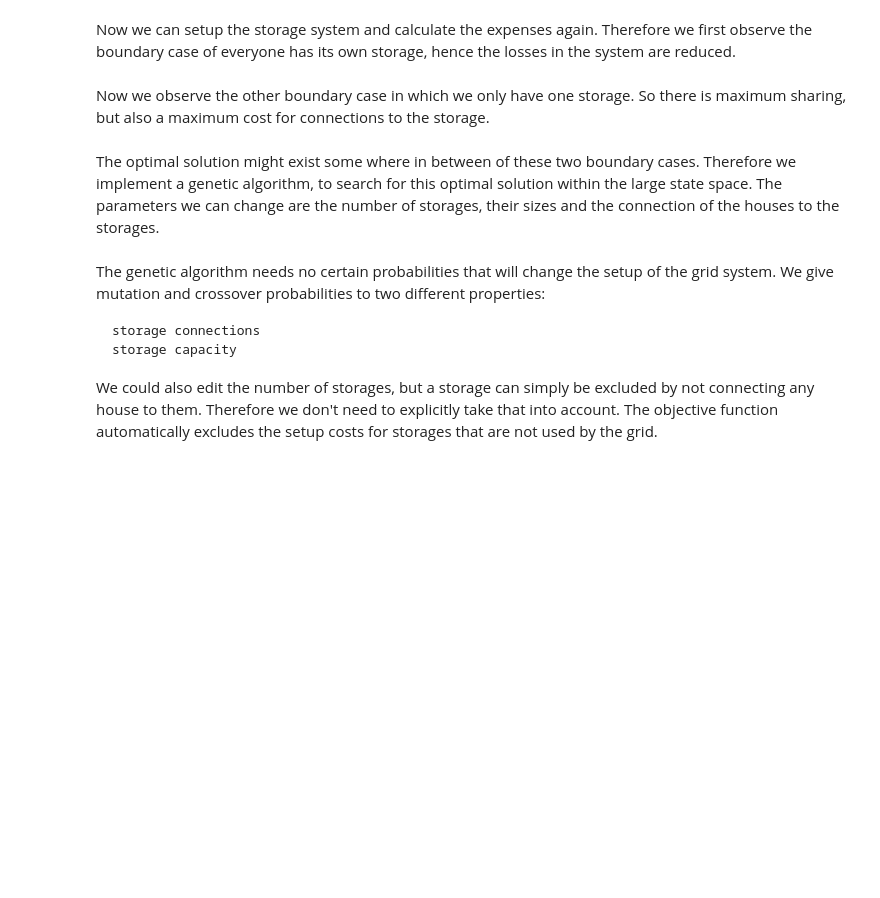
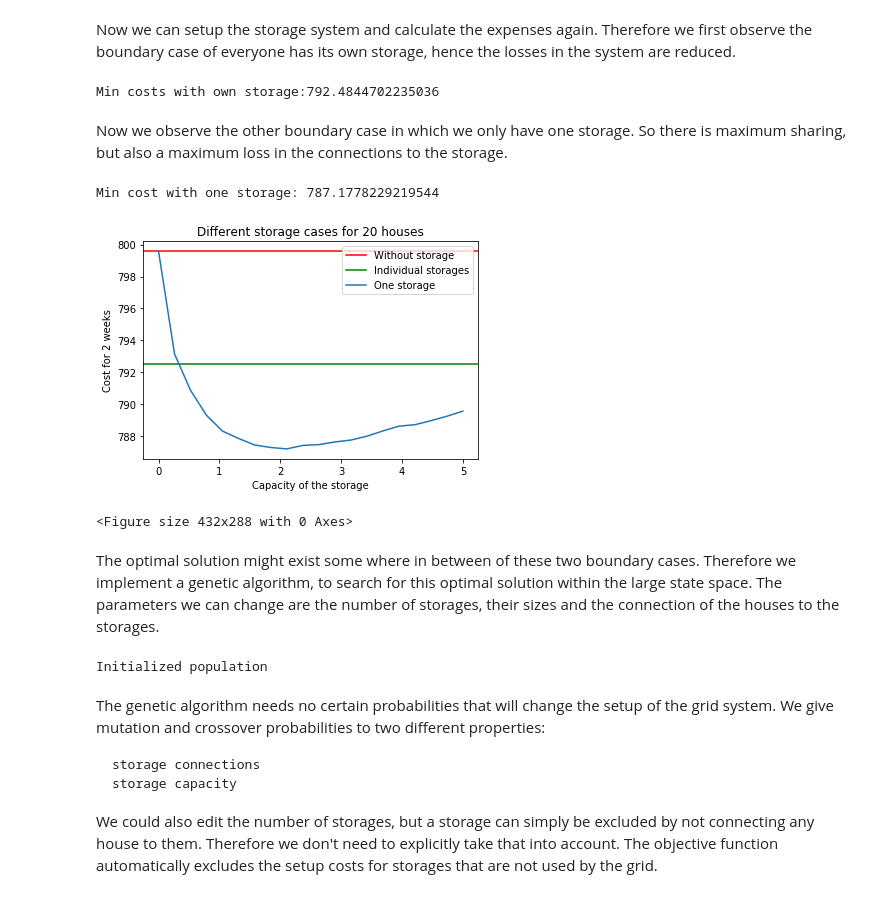
Before and after one commit to christian512/powergrid_neighbors, a Jupyter notebook: strategy2_storage_optimization.ipynb, the cells around one changed output. Cells and saved outputs as stored; diff of their text form; code cells hidden in the pictures; blank space fills up the shorter version.

Commit message:
report plots

```diff
--- a/strategy2_storage_optimization.ipynb
+++ b/strategy2_storage_optimization.ipynb
@@ -93,27 +75,73 @@ plt.show()
+# %%
+# Capacities to simulate
+caps = np.linspace(0,5,20,dtype=float)
+min_cost_all_storages = 0
+opt_caps = np.zeros(data_cons.shape[1]) #optimal capacities for each house
+for i in range(data_cons.shape[1]):
+    g_single = Grid(num_houses=1,num_storages=1,max_capacity=0,num_pvtypes=1,pv_peakpower=0)
+    g_single.set_costs(cost_storage_kwh=14*storage_cost_per_kWh_per_day,loss_per_unit=loss_per_unit)
+    g_single.change_pvtype(num_house=0,pv_type=0)
+    g_single.change_storage_connection(num_house=0,storage_connection=0)
+    costs = np.array([])
+    for cap in caps:
+        g_single.change_storages(num_storages=1,max_capacity=cap)
+        costs = np.append(costs,objective_function(g_single.simulate(data_cons[:,i],data_prod[:,i])))
+    min_cost_all_storages += np.min(costs)
+    opt_caps[i] = caps[np.argmin(costs)]
+
+# Create copy for later population initialization
+g_all_storages = g.get_copy()
+g_all_storages.change_storages(num_storages=data_cons.shape[1],max_capacity=opt_caps)
+for i in range(data_cons.shape[1]):
+    g_all_storages.change_storage_connection(num_house=i,storage_connection=i)
+
+# print minimum
+print('Min costs with own storage:' + str(min_cost_all_storages))
+# %% [output]
+Min costs with own storage:792.4844702235036
 # %% [markdown]
-Now we observe the other boundary case in which we only have one storage. So there is maximum sharing, but also a maximum cost for connections to the storage.
+Now we observe the other boundary case in which we only have one storage. So there is maximum sharing, but also a maximum loss in the connections to the storage.
 # %%
 # Create grid with all and with one storage
 g.change_storages(num_storages=1,max_capacity=0)
-caps = np.linspace(0,5,50)
+caps = np.linspace(0,5,20)
 costs = np.array([])
 
 for cap in caps:
     g.change_storages(num_storages=1,max_capacity=cap)
     costs = np.append(costs,objective_function(g.simulate(data_cons,data_prod)))
 min_cost_one_storage = np.min(costs)
-plt.plot(caps,costs,label='Costs with storage')
+# Copy grid for later population initialization
+g_one_storage = g.get_copy()
+g_one_storage.change_storages(num_storages=1,max_capacity=caps[np.argmin(costs)])
+
+print('Min cost with one storage: ' + str(min_cost_one_storage))
+
 plt.xlabel('Capacity of the storage')
 plt.ylabel('Cost for 2 weeks')
-plt.axhline(cost_wo_storage,label='Costs without storage',c='r')
+plt.axhline(cost_wo_storage,label='Without storage',c='r')
+plt.axhline(min_cost_all_storages,label='Individual storages',c='g')
+plt.plot(caps,costs,label='One storage')
 plt.legend()
-plt.title('Only a single storage')
+plt.title('Different storage cases')
 plt.show()
+#plt.savefig('plots/boundary_20houses.png',dpi=200)
+# TODO: PRINT g here, so we can check if the grid is really what we want it to be
+#       Store the model in a g_one_store and also append it to the population
+#       Include the singe storage minimum in this plot
+#       Use this plot in the report
+# %% [output]
+Min cost with one storage: 787.1778229219544
+[figure, added]
+<Figure size 432x288 with 0 Axes>
 # %% [markdown]
 The optimal solution might exist some where in between of these two boundary cases. Therefore we implement a genetic algorithm, to search for this optimal solution within the large state space. The parameters we can change are the number of storages, their sizes and the connection of the houses to the storages.
 # %%
 # Create a initial population
-population_size = 200
+# TODO: Use the boundary cases from before in the initial population
+#       Depending on the size of the grid
+#       Start at least with no storages!
+population_size = 500
 population = []
 costs_population = []
 for i in range(population_size):
@@ -144,6 +172,8 @@ def get_cost(individual):
 pool = multiprocessing.Pool(100)
 costs_population = pool.map(get_cost,population)
 print('Initialized population')
+# %% [output]
+Initialized population
 # %% [markdown]
 The genetic algorithm needs no certain probabilities that will change the setup of the grid system. We give mutation and crossover probabilities to two different properties:
 
```
Also changed, not shown: parts of 8 cells of this notebook, 2 other files.
